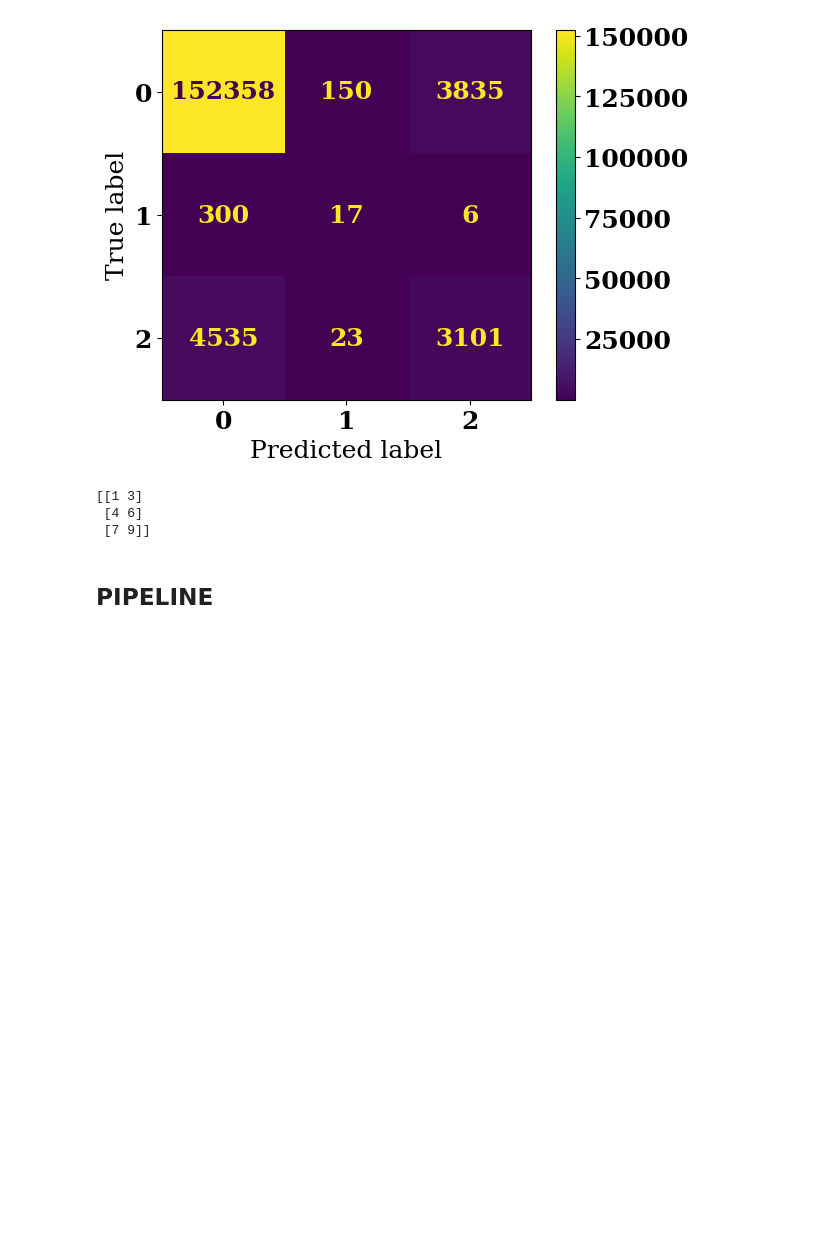
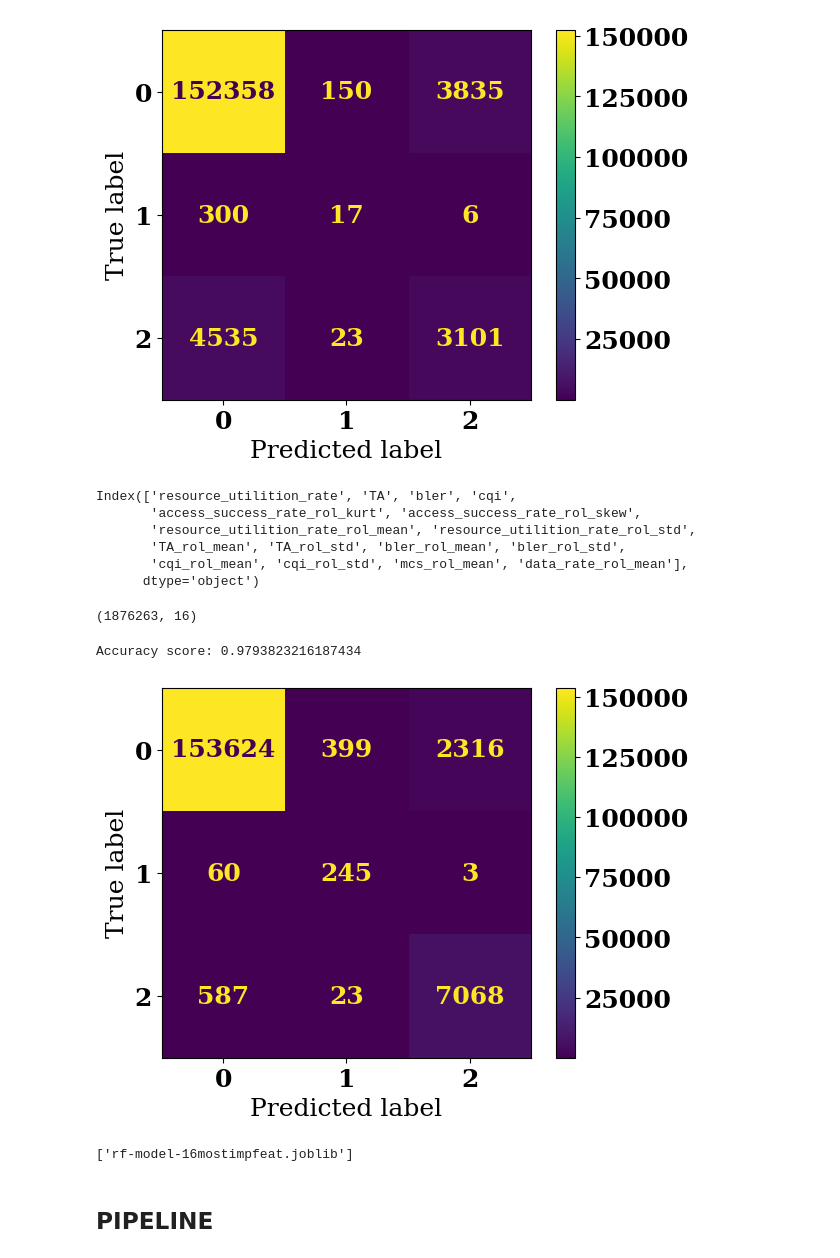
Before and after one commit to otavio-hbf/oversampling-strategies, a Jupyter notebook: oversampling/full_comparison.ipynb, the cells around one changed output. Drawn from its saved outputs; the diff is of its cells as text; code cells hidden in the pictures; blank space fills up the shorter version.

```diff
--- a/oversampling/full_comparison.ipynb
+++ b/oversampling/full_comparison.ipynb
@@ -136,6 +136,15 @@ fig.show()
 feat_imps = rf.feature_importances_
 
 most_important = train_data.drop(columns=['fault','fault_duration','is_fault','bin']).columns[np.where(feat_imps > np.mean(feat_imps))]
+# %%
+most_important
+# %% [output]
+Index(['resource_utilition_rate', 'TA', 'bler', 'cqi',
+       'access_success_rate_rol_kurt', 'access_success_rate_rol_skew',
+       'resource_utilition_rate_rol_mean', 'resource_utilition_rate_rol_std',
+       'TA_rol_mean', 'TA_rol_std', 'bler_rol_mean', 'bler_rol_std',
+       'cqi_rol_mean', 'cqi_rol_std', 'mcs_rol_mean', 'data_rate_rol_mean'],
+      dtype='object')
 # %%
 X_most = X_smote[:, np.where(feat_imps > np.mean(feat_imps))]
 X_most = X_most.reshape((X_most.shape[0], X_most.shape[2]))
@@ -149,19 +156,10 @@ show_results(y_test, rf_most_pred)
-# %%
-import numpy as np
-
-# Exemplo de array 2D de booleanos (por exemplo, queremos manter as colunas 0 e 2)
-array_booleans = np.array([True, False, True])
-
-# Exemplo de array 2D com algumas colunas
-array = np.array([[1, 2, 3],
-                  [4, 5, 6],
-                  [7, 8, 9]])
-
-# Filtrando as colunas com o índice booleano
-array_filtrado = array[:, array_booleans]
-
-print(array_filtrado)
-# %% [output]
-[[1 3]
- [4 6]
- [7 9]]
+# %%
+np.shape(X_most)
+# %% [output]
+(1876263, 16)
+# %%
+rf_most_pred = rf_most.predict(X_test_most)
+show_results(y_test, rf_most_pred)
+# %% [output]
+Accuracy score: 0.9793823216187434
+[figure, added]
@@ -168,3 +168,7 @@ print(array_filtrado)
+# %%
+dump(rf_most,'rf-model-16mostimpfeat.joblib')
+# %% [output]
+['rf-model-16mostimpfeat.joblib']
 # %% [markdown]
 ## PIPELINE
 # %%
```
Also changed, not shown: parts of 11 cells of this notebook.
